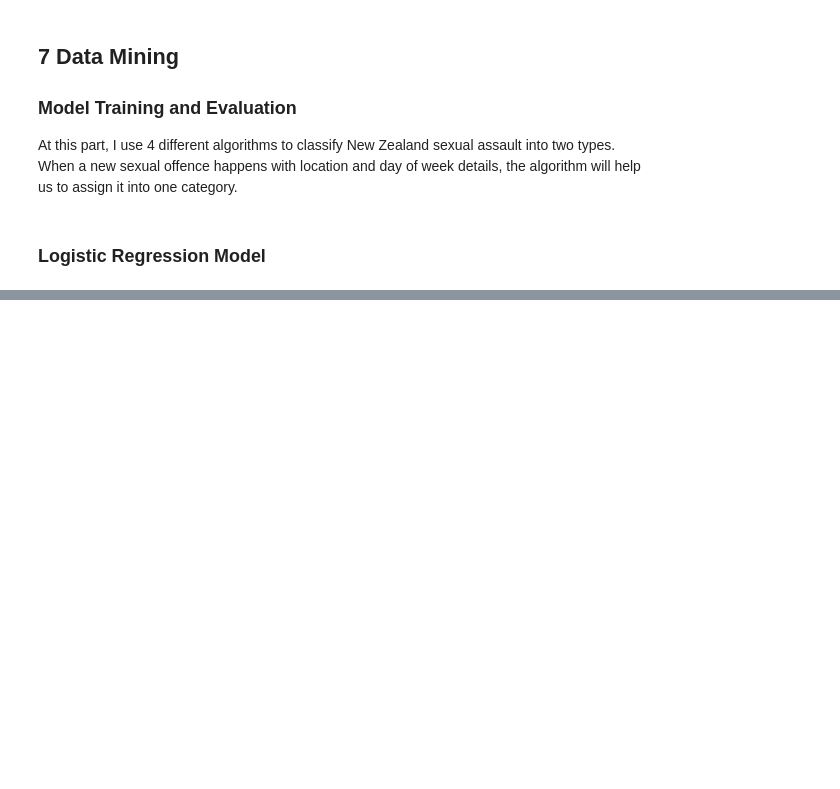
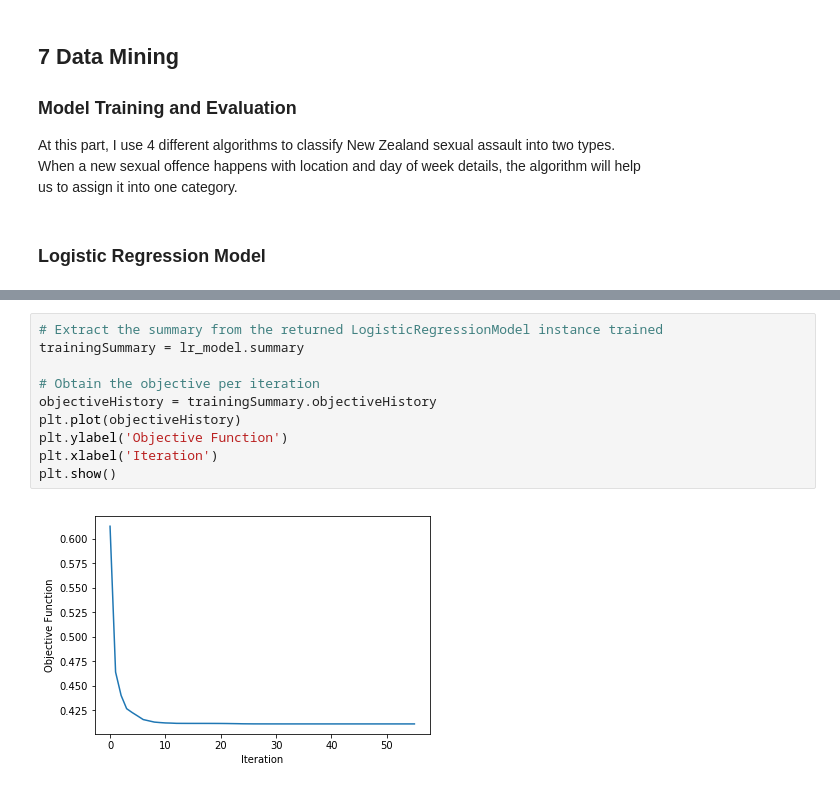
Before and after one commit to 129emma/DataMiningandBigData, a Jupyter notebook: Iteration 4.ipynb, the cells around one changed output, grey strips where cells are left out. Cells and saved outputs as stored; diff of their text form; blank space fills up the shorter version.

```diff
--- a/Iteration 4.ipynb
+++ b/Iteration 4.ipynb
@@ -269,0 +277,12 @@ logRePredictions = lr_model.transform(testData)
+# %%
+# Extract the summary from the returned LogisticRegressionModel instance trained
+trainingSummary = lr_model.summary
+
+# Obtain the objective per iteration
+objectiveHistory = trainingSummary.objectiveHistory
+plt.plot(objectiveHistory)
+plt.ylabel('Objective Function')
+plt.xlabel('Iteration')
+plt.show()
+# %% [output]
+[figure, added]
```
Also changed, not shown: parts of 19 cells of this notebook.
